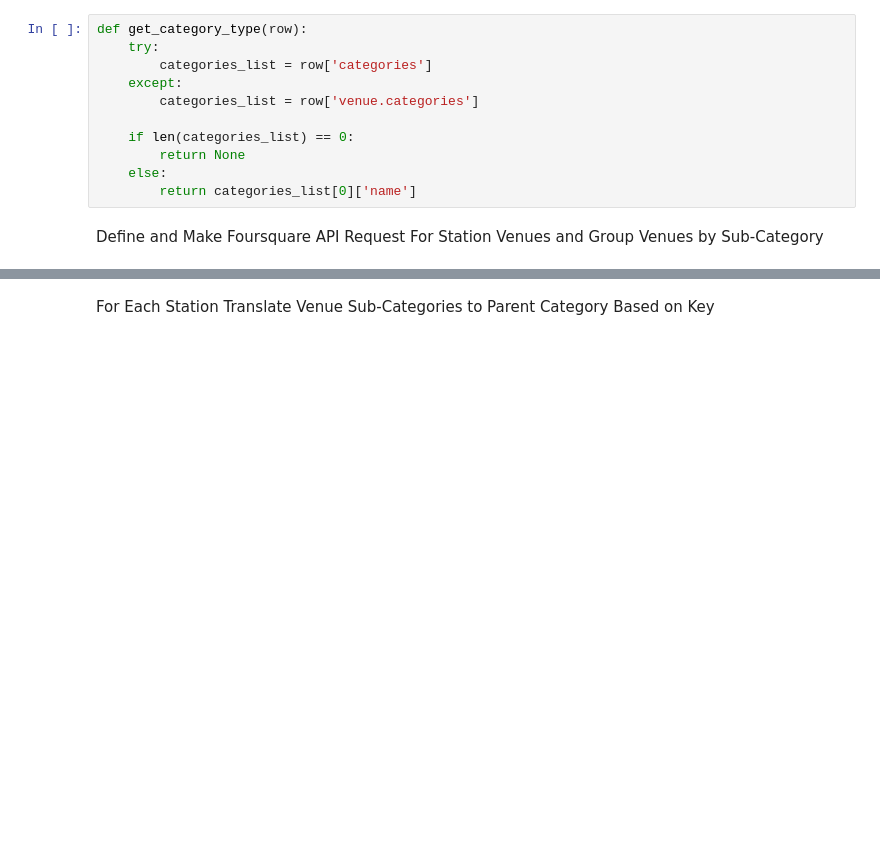
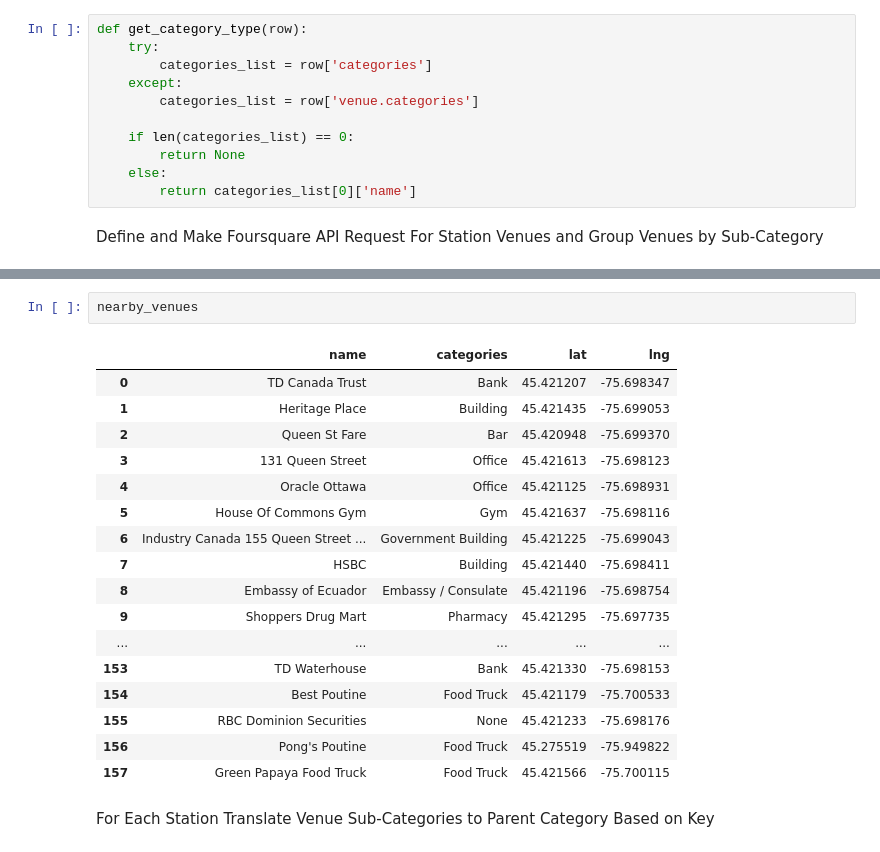
Before and after one commit to AMacumber/Coursera_Capstone, a Jupyter notebook: Macumber_Coursera_Capstone_D_AllStationsVenues.ipynb, the cells around one changed output, grey strips where cells are left out. Saved outputs shown, nothing was run; the diff lists cells and outputs as text; blank space fills up the shorter version.

```diff
--- a/Macumber_Coursera_Capstone_D_AllStationsVenues.ipynb
+++ b/Macumber_Coursera_Capstone_D_AllStationsVenues.ipynb
@@ -136,6 +140,26 @@ for i in range(Stations_Location.shape[0]):
 123 venues were returned by Foursquare for St-George.
 195 venues were returned by Foursquare for Spadina.
 158 venues were returned by Foursquare for Parliament.
+# %%
+nearby_venues
+# %% [output]
+|  | name | categories | lat | lng |
+| 0 | TD Canada Trust | Bank | 45.421207 | -75.698347 |
+| 1 | Heritage Place | Building | 45.421435 | -75.699053 |
+| 2 | Queen St Fare | Bar | 45.420948 | -75.699370 |
+| 3 | 131 Queen Street | Office | 45.421613 | -75.698123 |
+| 4 | Oracle Ottawa | Office | 45.421125 | -75.698931 |
+| 5 | House Of Commons Gym | Gym | 45.421637 | -75.698116 |
+| 6 | Industry Canada 155 Queen Street ... | Government Building | 45.421225 | -75.699043 |
+| 7 | HSBC | Building | 45.421440 | -75.698411 |
+| 8 | Embassy of Ecuador | Embassy / Consulate | 45.421196 | -75.698754 |
+| 9 | Shoppers Drug Mart | Pharmacy | 45.421295 | -75.697735 |
+| ... | ... | ... | ... | ... |
+| 153 | TD Waterhouse | Bank | 45.421330 | -75.698153 |
+| 154 | Best Poutine | Food Truck | 45.421179 | -75.700533 |
+| 155 | RBC Dominion Securities | None | 45.421233 | -75.698176 |
+| 156 | Pong's Poutine | Food Truck | 45.275519 | -75.949822 |
+| 157 | Green Papaya Food Truck | Food Truck | 45.421566 | -75.700115 |
 # %% [markdown]
 For Each Station Translate Venue Sub-Categories to Parent Category Based on Key
 # %%
```
Also changed, not shown: parts of 16 cells of this notebook, 13 other files.
